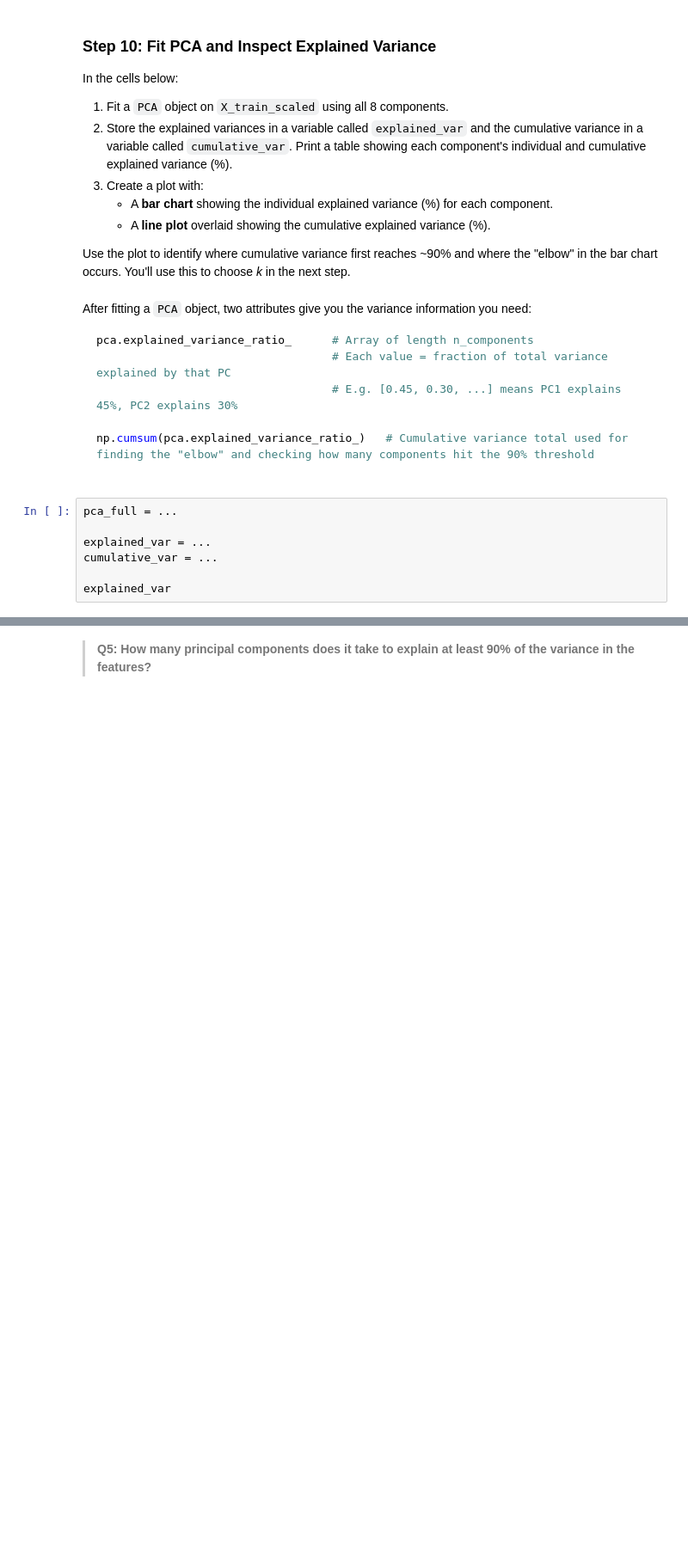
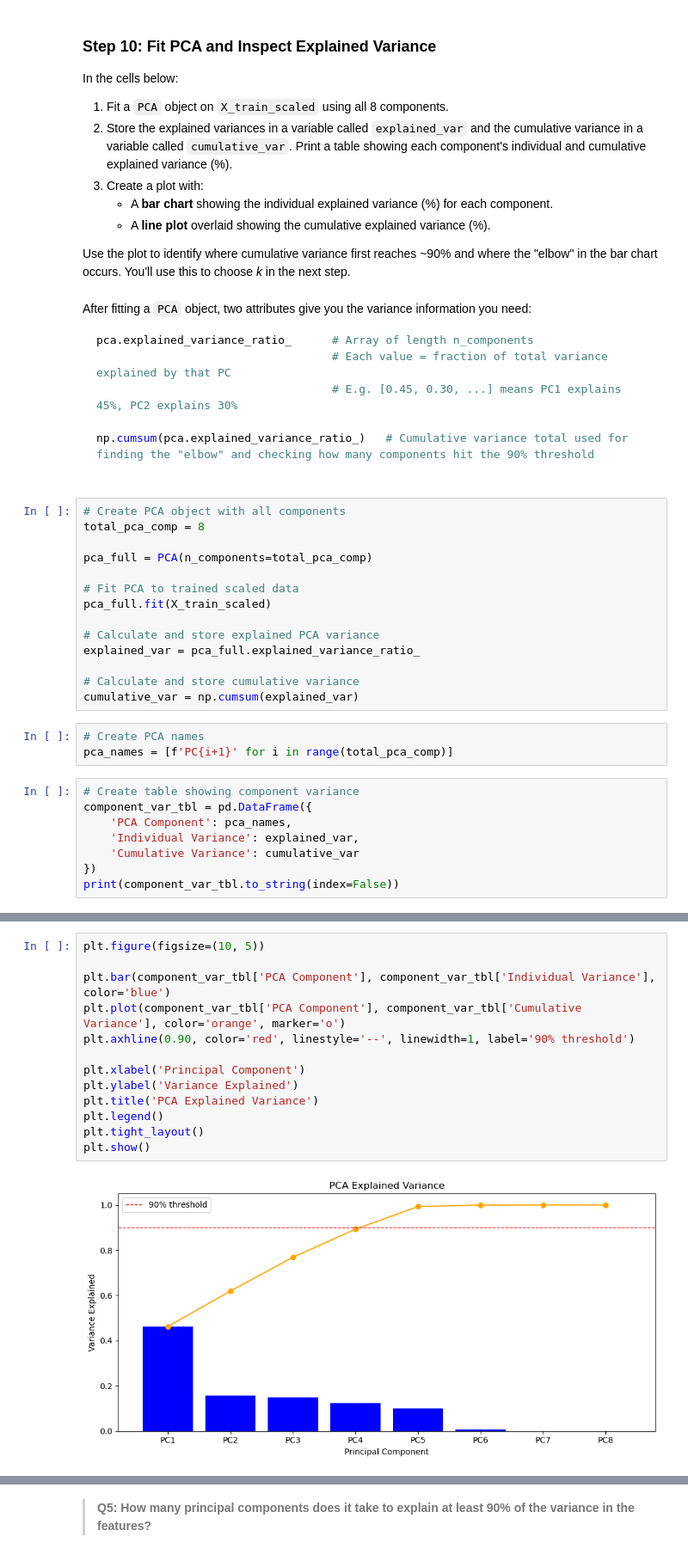
Before and after one commit to richardmonteslemus/eds232-assignment-3, a Jupyter notebook: task1/hw3-task1.ipynb, the cells around one changed output, grey strips where cells are left out. Shown at 86% size. Saved outputs shown, nothing was run; the diff lists cells and outputs as text; blank space fills up the shorter version.

````diff
--- a/task1/hw3-task1.ipynb
+++ b/task1/hw3-task1.ipynb
@@ -437,11 +484,29 @@ pca.explained_variance_ratio_      # Array of length n_components
 np.cumsum(pca.explained_variance_ratio_)   # Cumulative variance total used for finding the "elbow" and checking how many components hit the 90% threshold
 
 ```
+# %%
+# Create PCA object with all components
+total_pca_comp = 8
+
+pca_full = PCA(n_components=total_pca_comp)
+
+# Fit PCA to trained scaled data
+pca_full.fit(X_train_scaled)
+
+# Calculate and store explained PCA variance
+explained_var = pca_full.explained_variance_ratio_
+
+# Calculate and store cumulative variance
+cumulative_var = np.cumsum(explained_var)
+# %%
+# Create PCA names
+pca_names = [f'PC{i+1}' for i in range(total_pca_comp)]
 # %%
-pca_full = ...
-
-explained_var = ...
-cumulative_var = ...
-
-explained_var
+# Create table showing component variance
+component_var_tbl = pd.DataFrame({
+    'PCA Component': pca_names,
+    'Individual Variance': explained_var,
+    'Cumulative Variance': cumulative_var
+})
+print(component_var_tbl.to_string(index=False))
 # %% [output]
@@ -449,3 +522,18 @@ Ellipsis
+# %%
+plt.figure(figsize=(10, 5))
+
+plt.bar(component_var_tbl['PCA Component'], component_var_tbl['Individual Variance'], color='blue')
+plt.plot(component_var_tbl['PCA Component'], component_var_tbl['Cumulative Variance'], color='orange', marker='o')
+plt.axhline(0.90, color='red', linestyle='--', linewidth=1, label='90% threshold')
+
+plt.xlabel('Principal Component')
+plt.ylabel('Variance Explained')
+plt.title('PCA Explained Variance')
+plt.legend()
+plt.tight_layout()
+plt.show()
+# %% [output]
+[figure, added]
 # %%
 grader.check("q7")
 # %% [output]
````
Also changed, not shown: parts of 9 cells of this notebook.
